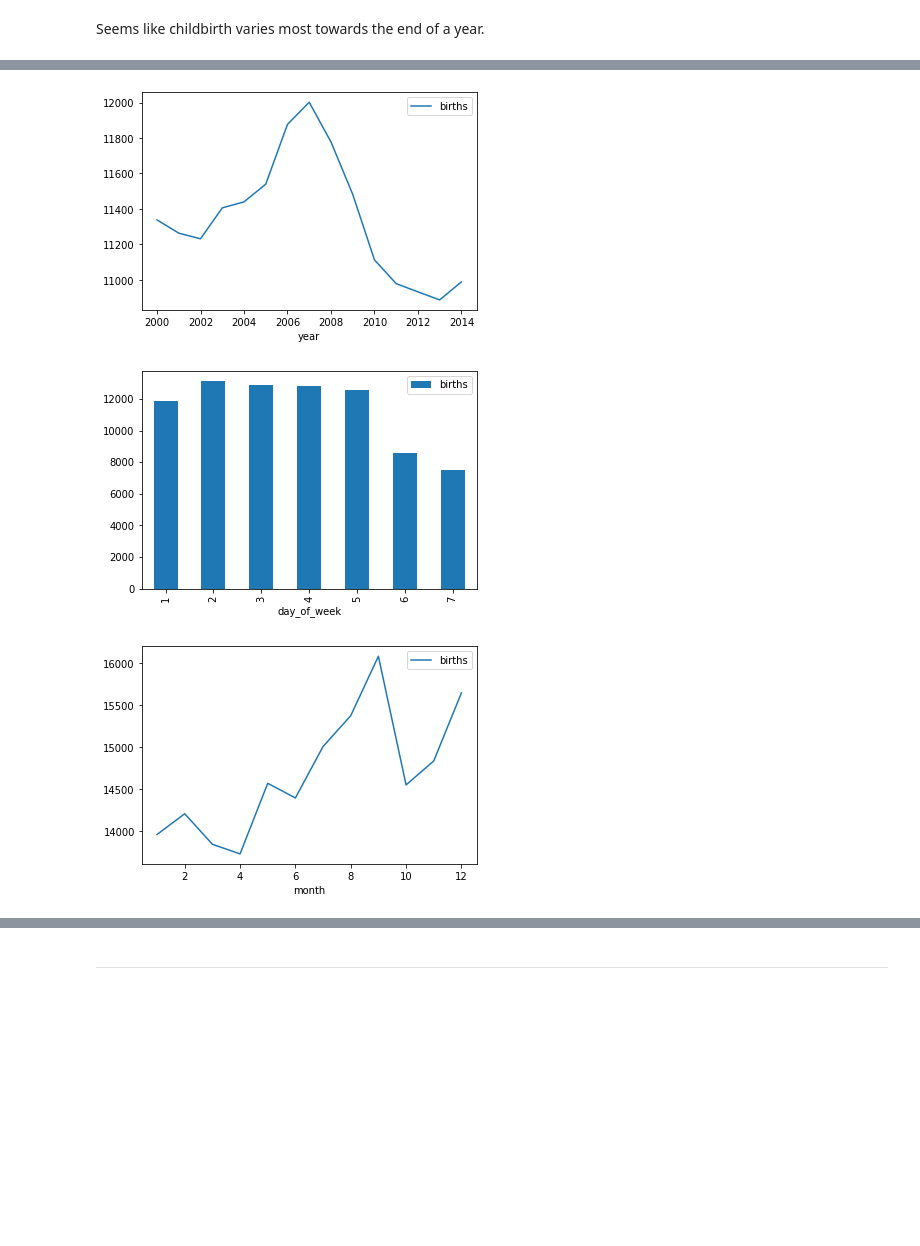
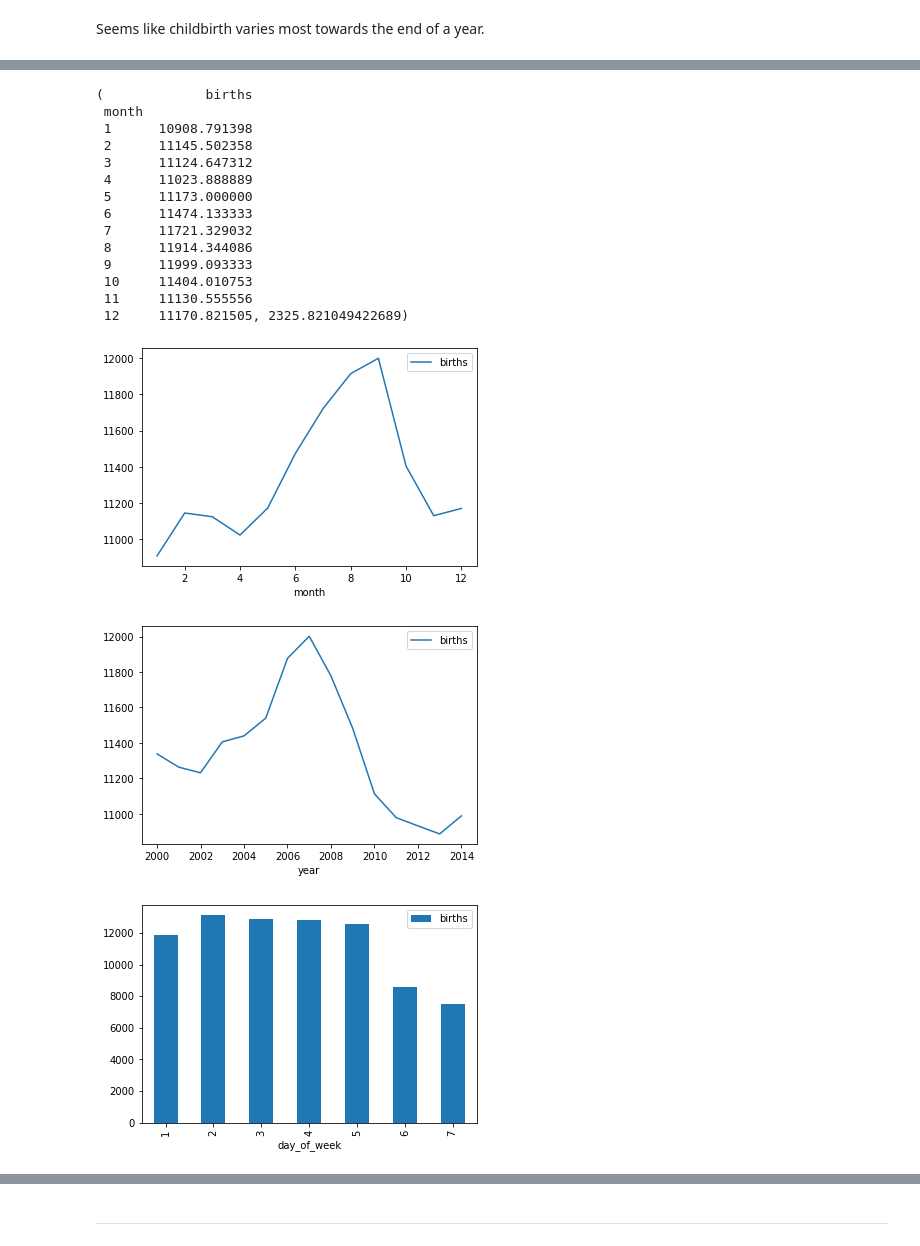
Before and after one commit to Nerijus20/Colab-notebooks, a Jupyter notebook: Demo_subproject.ipynb, the cells around one changed output, grey strips where cells are left out. Saved outputs shown, nothing was run; the diff lists cells and outputs as text; code cells hidden in the pictures; blank space fills up the shorter version.

Commit message:
Exercise - exploring statistics of U.S. births. Update in extra answers

```diff
--- a/Demo_subproject.ipynb
+++ b/Demo_subproject.ipynb
@@ -357,27 +357,49 @@ US_births_2000-2014 100%[===================>]  94.48K  --.-KB/s    in 0.02s
 # %%
 import pandas as pd
 df5 = pd.read_csv('US_births_2000-2014_SSA.csv')
+
+#month inpact in chilbirth
+#df5[["month", "births"]].groupby('month').mean()
+months = df5[["month", "births"]].groupby('month').mean()
+months.plot.line();
 
 #ups / downs in chilbirth throughout the years
 #df5[["year", "births"]].groupby('year').mean()
 years = df5[["year", "births"]].groupby('year').mean()
 years.plot.line();
 
 #Most frequently days of the week children are born
 day_week = df5[["day_of_week", "births"]].groupby('day_of_week').mean().sort_values(by=['day_of_week'])
 day_week.plot(kind="bar", y="births");
 
 
 #Biggest amount of childbirths per month
 #df5[["month", "births"]].groupby('month').max('births')
 highest = df5[["month", "births"]].groupby('month').max('births')
 highest.plot(y="births");
 
 #Lowest amount of childbirths per month
 #df5[["month", "births"]].groupby('month').min()
 lowest = df5[["month", "births"]].groupby('month').min()
 lowest.plot(y="births");
+
+#months are most / least predictable in terms of childbirth
+df5[["month", "births"]].groupby('month').mean(), df5['births'].std()
 # %% [output]
+(             births
+ month
+ 1      10908.791398
+ 2      11145.502358
+ 3      11124.647312
+ 4      11023.888889
+ 5      11173.000000
+ 6      11474.133333
+ 7      11721.329032
+ 8      11914.344086
+ 9      11999.093333
+ 10     11404.010753
+ 11     11130.555556
+ 12     11170.821505, 2325.821049422689)
-[figure, old version]
+[figure, new version]
-[figure, old version]
+[figure, new version]
-[figure, old version]
+[figure, new version]
```
Also changed, not shown: parts of 3 cells of this notebook.
